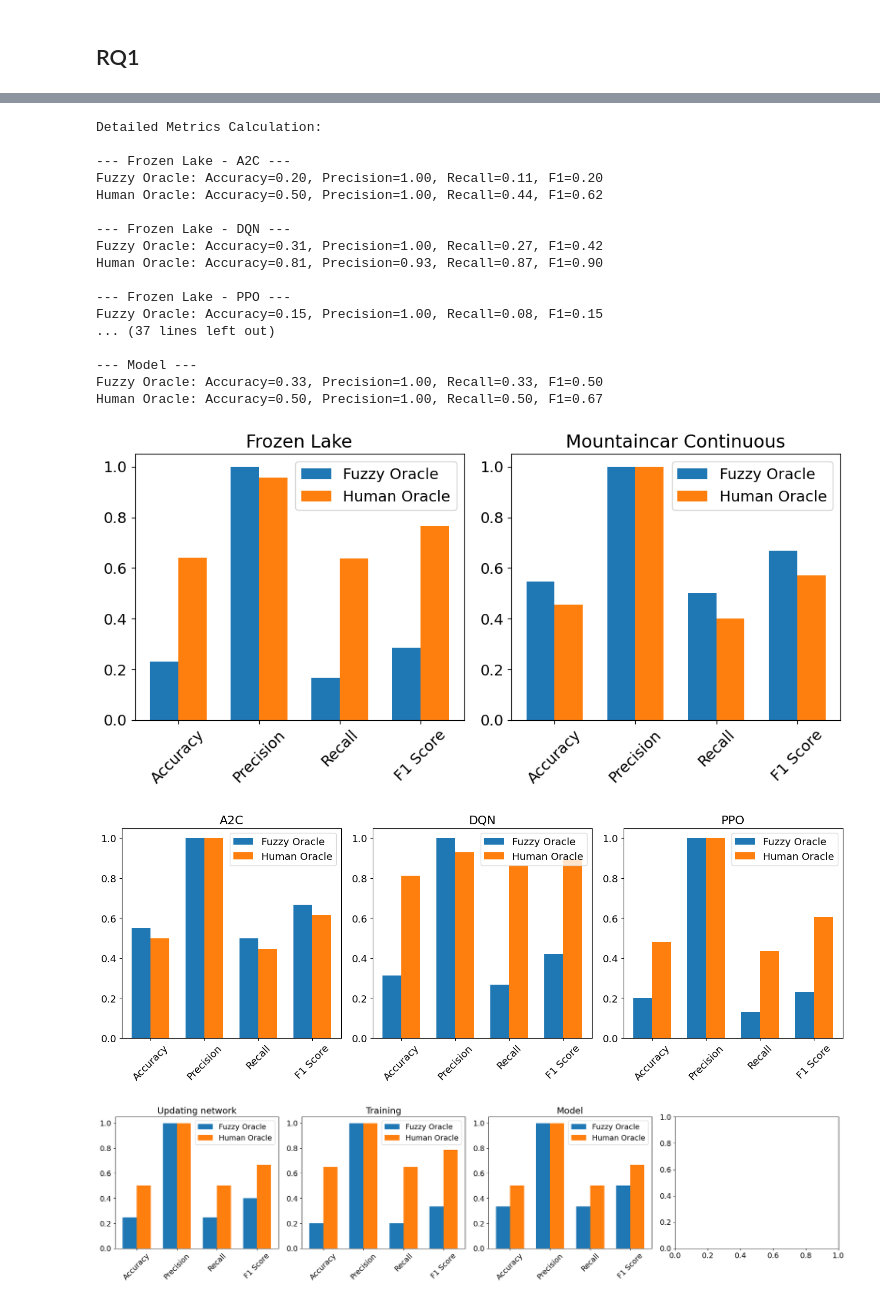
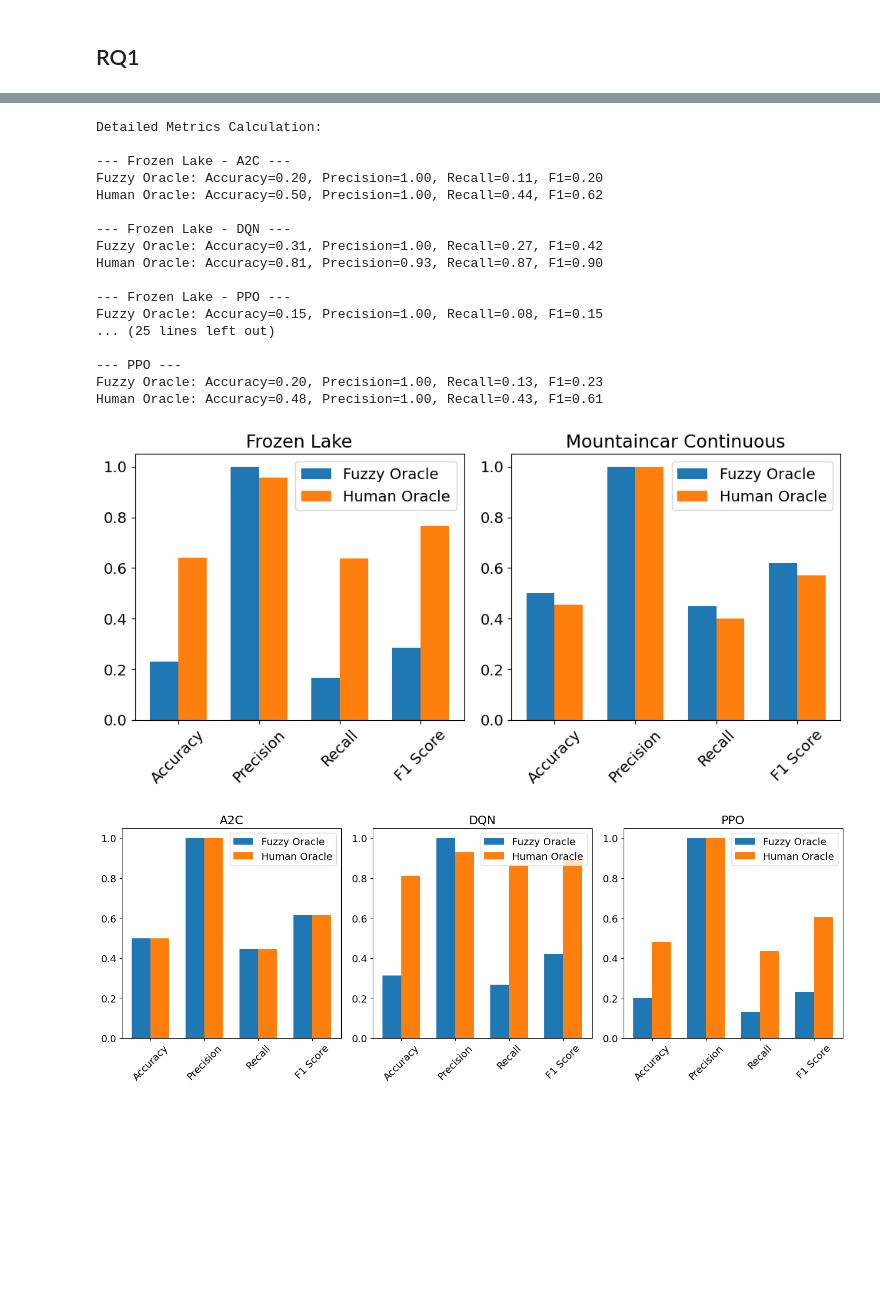
Before and after one commit to QixinWangCpsLab/RL-testing-new, a Jupyter notebook: RLTesting/logs/log_analysis (Slope as test oracle).ipynb, the cells around one changed output, grey strips where cells are left out. Cells and saved outputs as stored; diff of their text form; code cells hidden in the pictures; blank space fills up the shorter version.

```diff
--- a/RLTesting/logs/log_analysis (Slope as test oracle).ipynb
+++ b/RLTesting/logs/log_analysis (Slope as test oracle).ipynb
@@ -5,6 +5,7 @@ import pandas as pd
 import numpy as np
 from sklearn.metrics import roc_curve, auc, precision_recall_curve, f1_score
 import matplotlib.pyplot as plt
+
 
 
 # 定义计算评估指标的函数
@@ -77,8 +78,8 @@ plt.title('ROC Curve of Fuzzy Oracle Threshold')
 plt.legend(bbox_to_anchor=(1.05, 1), loc='upper left')
 plt.subplots_adjust(right=0.7)
 
-# plt.xlim(0, 1.1)  # X轴固定在0-1范围
-# plt.ylim(0, 1.1)  # Y轴固定在0-1范围
+plt.xlim(0, 1.1)  # X轴固定在0-1范围
+plt.ylim(0, 1.1)  # Y轴固定在0-1范围
 plt.show()
 
 
@@ -86,4 +87,7 @@ plt.show()
 fuzzy_auc = auc(fuzzy_df['FPR'], fuzzy_df['TPR'])
 
 # print(f"Fuzzy Oracle AUC: {fuzzy_auc:.2f}")
+
+
+theta_oracle = 0.7
 # %% [output]
@@ -110,7 +107,7 @@ data = pd.read_csv('Oracle Result (Slope as test oracle).csv', skiprows=1, heade
 data['True_Label'] = data['Bug No.'].apply(lambda x: 'Negative' if x == 'bug-free' else 'Positive')
 
 # 根据阈值计算Fuzzy Oracle和Human Oracle的判定结果
-data['Fuzzy_Prediction'] = data['Fuzzy Oracle Pass Rate'].apply(lambda x: 'Negative' if x >= 0.7 else 'Positive')
+data['Fuzzy_Prediction'] = data['Fuzzy Oracle Pass Rate'].apply(lambda x: 'Negative' if x >= theta_oracle else 'Positive')
 data['Human_Prediction'] = data['Human Oracle Pass Rate'].apply(lambda x: 'Negative' if x > 0.5 else 'Positive')
 
 # 定义计算评估指标的函数 - 修复F1计算问题
@@ -282,7 +279,7 @@ data = pd.read_csv('Oracle Result (Slope as test oracle).csv', skiprows=1, heade
 # 获取真实标签
 data['True_Label'] = data['Bug No.'].apply(lambda x: 'Negative' if x == 'bug-free' else 'Positive')
 
-data['Fuzzy_Prediction'] = data['Fuzzy Oracle Pass Rate'].apply(lambda x: 'Negative' if x >= 0.7 else 'Positive')
+data['Fuzzy_Prediction'] = data['Fuzzy Oracle Pass Rate'].apply(lambda x: 'Negative' if x >= theta_oracle else 'Positive')
 data['Human_Prediction'] = data['Human Oracle Pass Rate'].apply(lambda x: 'Negative' if x > 0.5 else 'Positive')
 
 def calculate_metrics(y_true, y_pred):
@@ -419,58 +416,57 @@ if len(algorithms) > 0:
     plt.tight_layout()
     plt.savefig('algorithm_comparison.png', dpi=300)
     plt.show()
 
 # 3. 绘制不同Bug类别的性能比较
-if len(bug_categories) > 0:
-    fig, axs = plt.subplots(1, len(bug_categories), figsize=(5*len(bug_categories), 5))
-    if len(bug_categories) == 1:
-        axs = [axs]
+# if len(bug_categories) > 0:
+#     fig, axs = plt.subplots(1, len(bug_categories), figsize=(5*len(bug_categories), 5))
+#     if len(bug_categories) == 1:
+#         axs = [axs]
 
-    for i, category in enumerate(bug_categories):
-        if category in fuzzy_metrics and category in human_metrics:
-            x = np.arange(len(metrics))
-            width = 0.35
+#     for i, category in enumerate(bug_categories):
+#         if category in fuzzy_metrics and category in human_metrics:
+#             x = np.arange(len(metrics))
+#             width = 0.35
 
-            axs[i].bar(x - width/2, fuzzy_metrics[category], width, label='Fuzzy Oracle')
-            axs[i].bar(x + width/2, human_metrics[category], width, label='Human Oracle')
-            axs[i].set_title(category)
-            axs[i].set_xticks(x)
-            axs[i].set_xticklabels(metrics, rotation=45)
-            axs[i].set_ylim(0, 1.05)
-            axs[i].legend()
-    plt.tight_layout()
-    plt.savefig('bug_category_comparison.png', dpi=300)
-    plt.show()
+#             axs[i].bar(x - width/2, fuzzy_metrics[category], width, label='Fuzzy Oracle')
+#             axs[i].bar(x + width/2, human_metrics[category], width, label='Human Oracle')
+#             axs[i].set_title(category)
+#             axs[i].set_xticks(x)
+#             axs[i].set_xticklabels(metrics, rotation=45)
+#             axs[i].set_ylim(0, 1.05)
+#             axs[i].legend()
+#     plt.tight_layout()
+#     plt.savefig('bug_category_comparison.png', dpi=300)
+#     plt.show()
 
 # 打印计算结果
 print("\nFuzzy Oracle Metrics Summary:")
 for key, value in fuzzy_metrics.items():
     print(f"{key}: Accuracy={value[0]:.2f}, Precision={value[1]:.2f}, Recall={value[2]:.2f}, F1={value[3]:.2f}")
 
 print("\nHuman Oracle Metrics Summary:")
 for key, value in human_metrics.items():
     print(f"{key}: Accuracy={value[0]:.2f}, Precision={value[1]:.2f}, Recall={value[2]:.2f}, F1={value[3]:.2f}")
 # %% [output]
 Detailed Metrics Calculation:
 
 --- Frozen Lake - A2C ---
 Fuzzy Oracle: Accuracy=0.20, Precision=1.00, Recall=0.11, F1=0.20
 Human Oracle: Accuracy=0.50, Precision=1.00, Recall=0.44, F1=0.62
 
 --- Frozen Lake - DQN ---
 Fuzzy Oracle: Accuracy=0.31, Precision=1.00, Recall=0.27, F1=0.42
 Human Oracle: Accuracy=0.81, Precision=0.93, Recall=0.87, F1=0.90
 
 --- Frozen Lake - PPO ---
 Fuzzy Oracle: Accuracy=0.15, Precision=1.00, Recall=0.08, F1=0.15
-... (37 lines left out)
+... (25 lines left out)
 
---- Model ---
-Fuzzy Oracle: Accuracy=0.33, Precision=1.00, Recall=0.33, F1=0.50
-Human Oracle: Accuracy=0.50, Precision=1.00, Recall=0.50, F1=0.67
+--- PPO ---
+Fuzzy Oracle: Accuracy=0.20, Precision=1.00, Recall=0.13, F1=0.23
+Human Oracle: Accuracy=0.48, Precision=1.00, Recall=0.43, F1=0.61
-[figure, old version]
+[figure, new version]
-[figure, old version]
+[figure, new version]
-[figure, removed]
 Fuzzy Oracle Metrics Summary:
 Frozen Lake - A2C: Accuracy=0.20, Precision=1.00, Recall=0.11, F1=0.20
 Frozen Lake - DQN: Accuracy=0.31, Precision=1.00, Recall=0.27, F1=0.42
```
Also changed, not shown: parts of 3 cells of this notebook, 6 other files.
